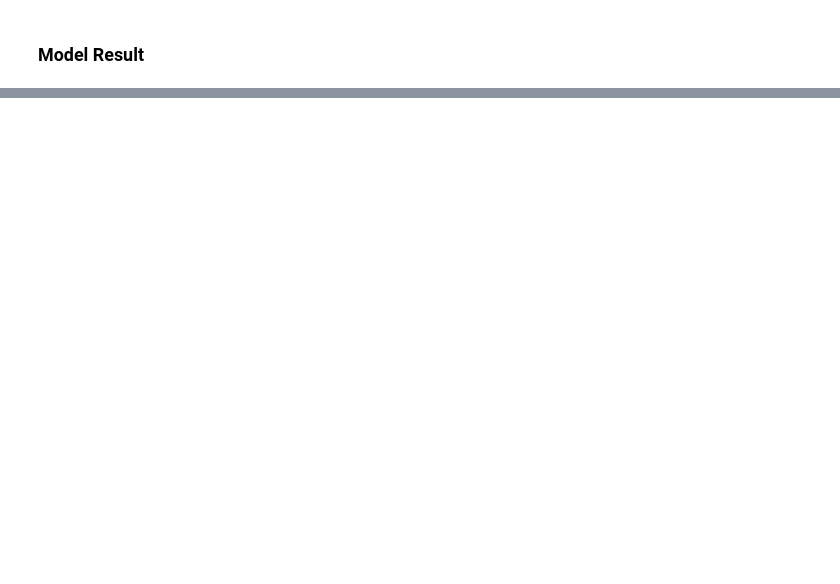
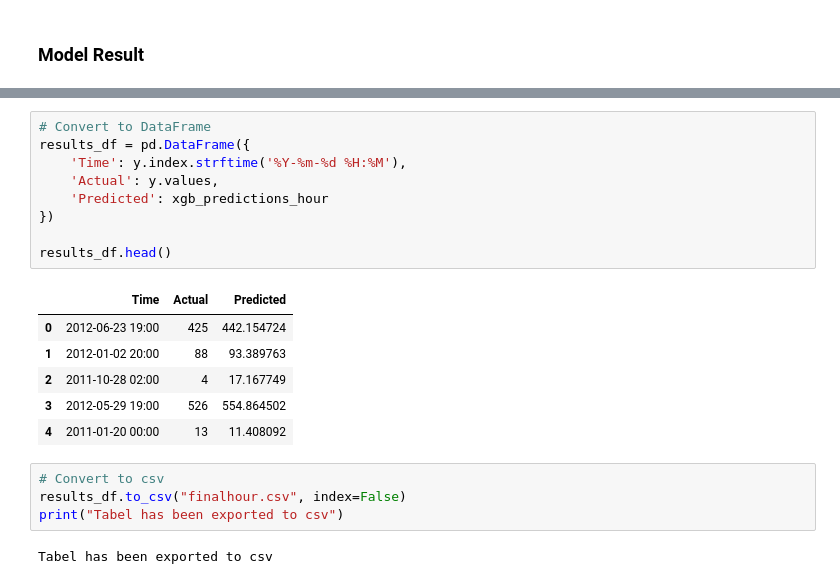
Before and after one commit to ImiaFeder/bikeShare, a Jupyter notebook: Michael DS_Machine learning_Week 13_ALP Notebook.ipynb, the cells around one changed output, grey strips where cells are left out. Saved outputs shown, nothing was run; the diff lists cells and outputs as text; blank space fills up the shorter version.

```diff
--- a/Michael DS_Machine learning_Week 13_ALP Notebook.ipynb
+++ b/Michael DS_Machine learning_Week 13_ALP Notebook.ipynb
@@ -383,0 +404,22 @@ plt.show()
+# %%
+# Convert to DataFrame
+results_df = pd.DataFrame({
+    'Time': y.index.strftime('%Y-%m-%d %H:%M'),
+    'Actual': y.values,
+    'Predicted': xgb_predictions_hour
+})
+
+results_df.head()
+# %% [output]
+|  | Time | Actual | Predicted |
+| 0 | 2012-06-23 19:00 | 425 | 442.154724 |
+| 1 | 2012-01-02 20:00 | 88 | 93.389763 |
+| 2 | 2011-10-28 02:00 | 4 | 17.167749 |
+| 3 | 2012-05-29 19:00 | 526 | 554.864502 |
+| 4 | 2011-01-20 00:00 | 13 | 11.408092 |
+# %%
+# Convert to csv
+results_df.to_csv("finalhour.csv", index=False)
+print("Tabel has been exported to csv")
+# %% [output]
+Tabel has been exported to csv
```
Also changed, not shown: parts of 12 cells of this notebook, 1 other file.
